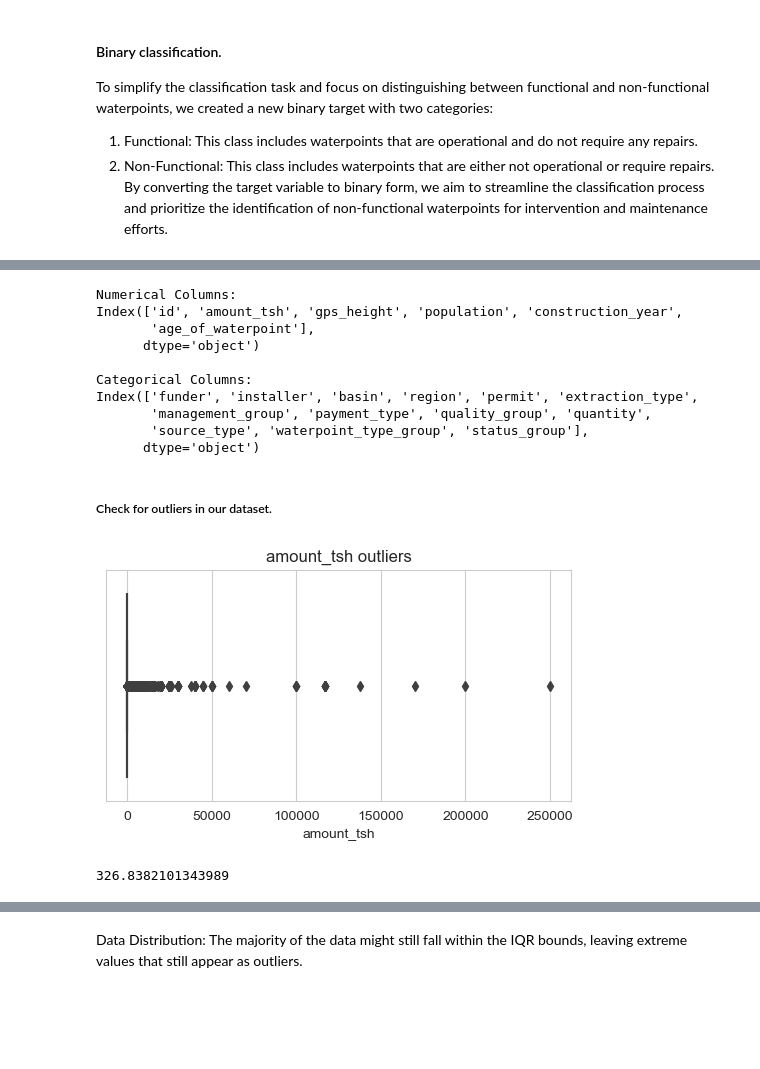
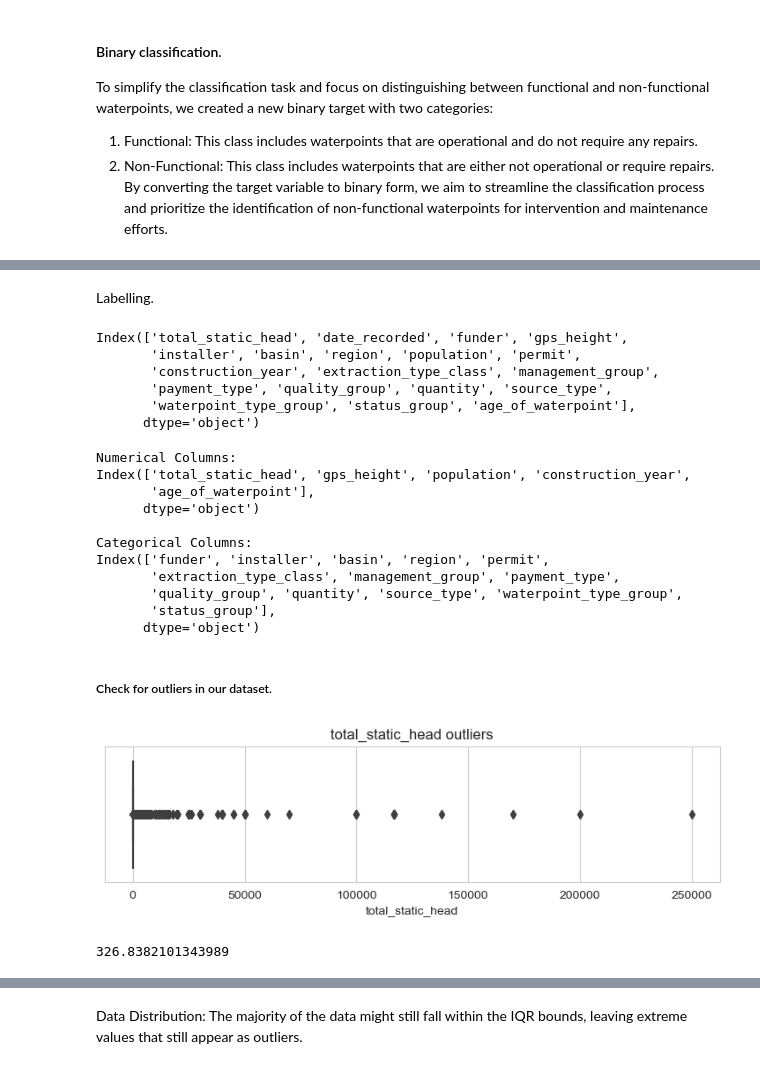
Before and after one commit to PaulMuniu/Tanzania_Water_Wells_Model, a Jupyter notebook: Tanzania_wells.ipynb, the cells around one changed output, grey strips where cells are left out. Saved outputs shown, nothing was run; the diff lists cells and outputs as text; code cells hidden in the pictures; blank space fills up the shorter version.

Commit message:
Analyse data

```diff
--- a/Tanzania_wells.ipynb
+++ b/Tanzania_wells.ipynb
@@ -207,8 +207,8 @@ wells_data.sample(3)
 
 I eliminated features that were redundant or unusable for our models. Many features contained similar information, and some, such as `num_private`, lacked sufficient descriptions for meaningful use. This trimming process helps streamline our dataset and improve model performance.
 # %%
-columns_to_delete = ['num_private', 'wpt_name', 'recorded_by', 'scheme_name', 'public_meeting', 'payment',
-                     'extraction_type_group', 'extraction_type_class', 'management', 'water_quality',
+columns_to_delete = ["id",'num_private', 'wpt_name', 'recorded_by', 'scheme_name', 'public_meeting', 'payment',
+                     'extraction_type_group', 'extraction_type', 'management', 'water_quality',
                      'lga', 'ward', 'region_code', 'district_code', 'subvillage', "scheme_name", "scheme_management",
                      "public_meeting",'source', 'source_class', 'longitude', 'latitude', 'quantity_group', 'waterpoint_type']
 
@@ -345,30 +353,44 @@ wells_data[['status_group']].sample(3, random_state=42)
+# %% [markdown]
+Labelling.
+# %%
+# re-labelling the `amount_tsh` column.
+wells_data.rename(columns={"amount_tsh" : "total_static_head" }, inplace = True)
+wells_data.columns
+# %% [output]
+Index(['total_static_head', 'date_recorded', 'funder', 'gps_height',
+       'installer', 'basin', 'region', 'population', 'permit',
+       'construction_year', 'extraction_type_class', 'management_group',
+       'payment_type', 'quality_group', 'quantity', 'source_type',
+       'waterpoint_type_group', 'status_group', 'age_of_waterpoint'],
+      dtype='object')
 # %%
-# Function that Separates categorical columns from numerical columns.
+# Function that shows both the categorical columns and numerical columns.
 
 
 def separate_columns(df):
 
     # Identify categorical and numerical columns
-    categorical_cols = df.select_dtypes(include=['object']).columns
-    numerical_cols = df.select_dtypes(include=['number']).columns
+    categorical_cols = df.select_dtypes(include=['object'])
+    numerical_cols = df.select_dtypes(include=['number'])
 
     return numerical_cols, categorical_cols
 
 numerical_cols, categorical_cols = separate_columns(wells_data)
 print("Numerical Columns:")
-print(numerical_cols)
+print(numerical_cols.columns)
 print("\nCategorical Columns:")
-print(categorical_cols)
+print(categorical_cols.columns)
 # %% [output]
 Numerical Columns:
-Index(['id', 'amount_tsh', 'gps_height', 'population', 'construction_year',
+Index(['total_static_head', 'gps_height', 'population', 'construction_year',
        'age_of_waterpoint'],
       dtype='object')
 
 Categorical Columns:
-Index(['funder', 'installer', 'basin', 'region', 'permit', 'extraction_type',
-       'management_group', 'payment_type', 'quality_group', 'quantity',
-       'source_type', 'waterpoint_type_group', 'status_group'],
+Index(['funder', 'installer', 'basin', 'region', 'permit',
+       'extraction_type_class', 'management_group', 'payment_type',
+       'quality_group', 'quantity', 'source_type', 'waterpoint_type_group',
+       'status_group'],
       dtype='object')
 # %% [markdown]
 ##### Check for outliers in our dataset.
@@ -376,7 +398,7 @@ Index(['funder', 'installer', 'basin', 'region', 'permit', 'extraction_type',
 # outlier function.
 # Function to plot boxplot
 def box_plot(data, column, hue=None):
-    plt.figure(figsize=(6, 3))
+    plt.figure(figsize=(9, 2))
     sns.boxplot(x=column, data=data, hue=hue)
     plt.title(f"{column} outliers")
     plt.show()
@@ -391,9 +413,9 @@ def remove_outliers(df, column):
     filtered_df = df[(df[column] >= lower_bound) & (df[column] <= upper_bound)]
     return filtered_df
 # %%
-box_plot(wells_data,'amount_tsh')
-print(wells_data["amount_tsh"].mean())
+box_plot(wells_data,'total_static_head')
+print(wells_data["total_static_head"].mean())
 # %% [output]
-[figure, old version]
+[figure, new version]
 326.8382101343989
 # %%
```
Also changed, not shown: parts of 54 cells of this notebook.
